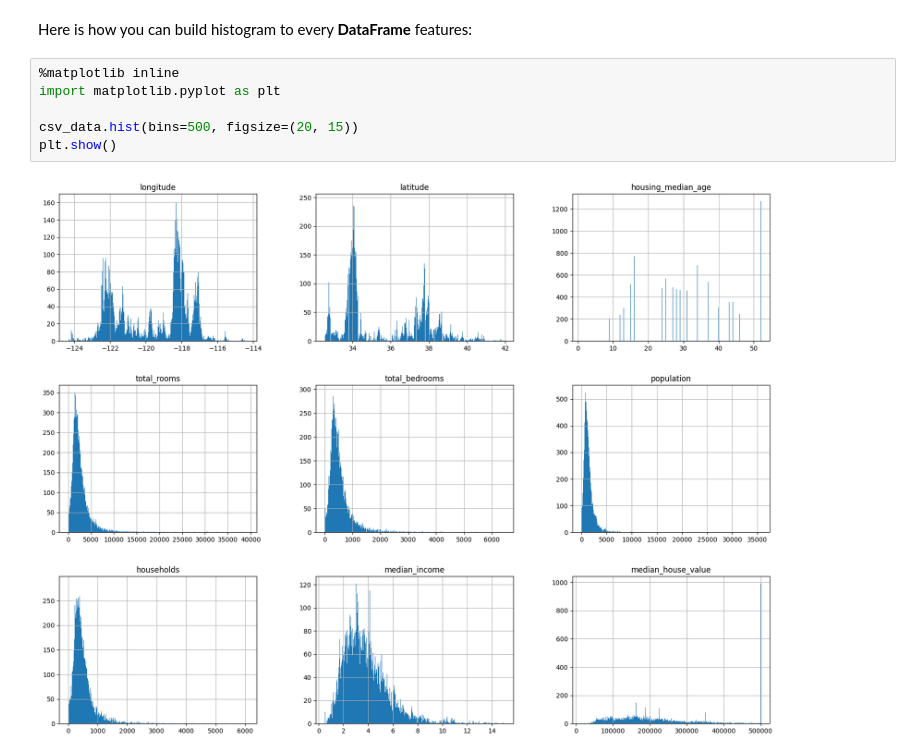
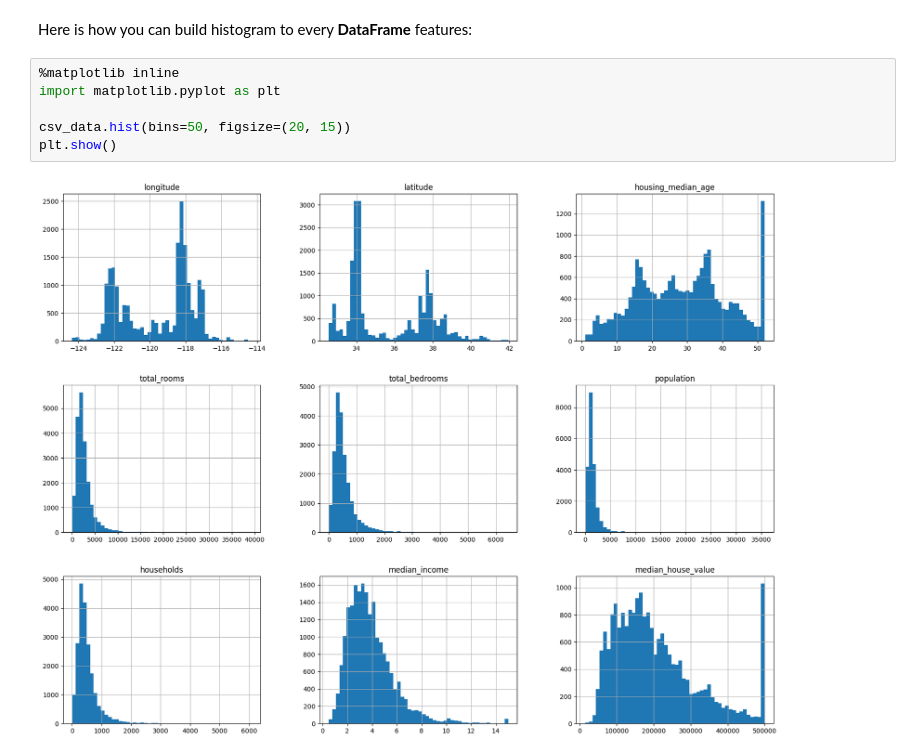
Before and after one commit to yeghor/Learning-Machine-Learning, a Jupyter notebook: Housing.ipynb, the cells around one changed output. Drawn from its saved outputs; the diff is of its cells as text.

```diff
--- a/Housing.ipynb
+++ b/Housing.ipynb
@@ -86,9 +94,9 @@ Here is how you can build histogram to every **DataFrame** features:
 # %%
 %matplotlib inline
 import matplotlib.pyplot as plt
 
-csv_data.hist(bins=500, figsize=(20, 15))
+csv_data.hist(bins=50, figsize=(20, 15))
 plt.show()
 # %% [output]
-[figure, old version]
+[figure, new version]
 # %% [markdown]
```
Also changed, not shown: parts of 4 cells of this notebook.
